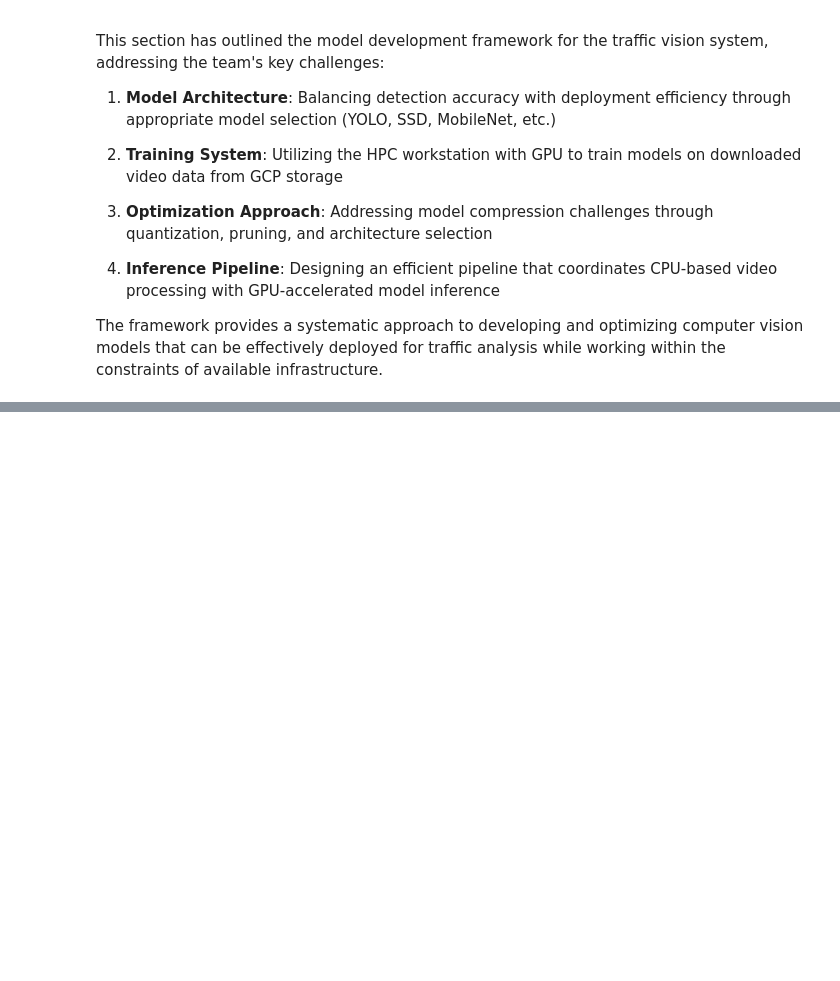
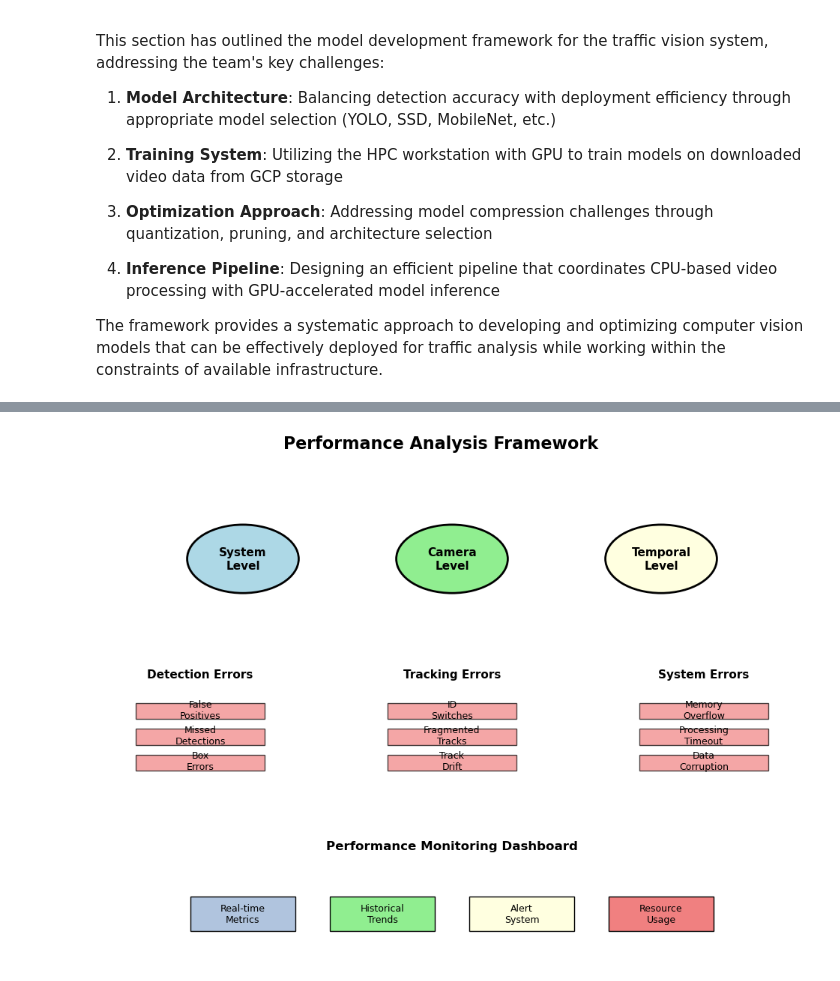
Before and after one commit to iTrauco/data-science-sad, a Jupyter notebook: notebooks/Traffic Vision Multi-Object Tracking - System Analysis and Design Proposal.ipynb, the cells around one changed output, grey strips where cells are left out. Drawn from its saved outputs; the diff is of its cells as text; code cells hidden in the pictures; blank space fills up the shorter version.

Commit message:
feat: section four evaluation framework draft added to notebook

```diff
--- a/notebooks/Traffic Vision Multi-Object Tracking - System Analysis and Design Proposal.ipynb
+++ b/notebooks/Traffic Vision Multi-Object Tracking - System Analysis and Design Proposal.ipynb
@@ -778,0 +1143,78 @@ The framework provides a systematic approach to developing and optimizing comput
+# %%
+import matplotlib.pyplot as plt
+import matplotlib.patches as patches
+
+# performance analysis framework
+fig = plt.figure(figsize=(12, 8))
+
+# create grid layout
+gs = fig.add_gridspec(3, 3, hspace=0.3, wspace=0.3)
+ax1 = fig.add_subplot(gs[0, :])
+ax2 = fig.add_subplot(gs[1, 0])
+ax3 = fig.add_subplot(gs[1, 1])
+ax4 = fig.add_subplot(gs[1, 2])
+ax5 = fig.add_subplot(gs[2, :])
+
+# title
+fig.suptitle('Performance Analysis Framework', fontsize=16, fontweight='bold')
+
+# analysis levels (top)
+ax1.set_xlim(0, 10)
+ax1.set_ylim(0, 3)
+ax1.axis('off')
+
+levels = [
+    (2, 1.5, 'System\nLevel', 'lightblue'),
+    (5, 1.5, 'Camera\nLevel', 'lightgreen'),
+    (8, 1.5, 'Temporal\nLevel', 'lightyellow')
+]
+
+for x, y, text, color in levels:
+    circle = patches.Circle((x, y), 0.8, facecolor=color, edgecolor='black', linewidth=2)
+    ax1.add_patch(circle)
+    ax1.text(x, y, text, ha='center', va='center', fontsize=11, fontweight='bold')
+
+# error types
+for ax, title, items in [
+    (ax2, 'Detection Errors', ['False\nPositives', 'Missed\nDetections', 'Box\nErrors']),
+    (ax3, 'Tracking Errors', ['ID\nSwitches', 'Fragmented\nTracks', 'Track\nDrift']),
+    (ax4, 'System Errors', ['Memory\nOverflow', 'Processing\nTimeout', 'Data\nCorruption'])
+]:
+    ax.set_xlim(0, 3)
+    ax.set_ylim(0, 4)
+    ax.axis('off')
+    ax.text(1.5, 3.5, title, ha='center', fontsize=11, fontweight='bold')
+
+    for i, item in enumerate(items):
+        y = 2.5 - i * 0.8
+        rect = patches.Rectangle((0.5, y-0.3), 2, 0.5,
+                               facecolor='lightcoral', edgecolor='black', alpha=0.7)
+        ax.add_patch(rect)
+        ax.text(1.5, y, item, ha='center', va='center', fontsize=9)
+
+# monitoring dashboard concept
+ax5.set_xlim(0, 10)
+ax5.set_ylim(0, 3)
+ax5.axis('off')
+
+ax5.text(5, 2.5, 'Performance Monitoring Dashboard', ha='center', fontsize=12, fontweight='bold')
+
+# dashboard components
+dashboard = [
+    (2, 1, 1.5, 0.8, 'Real-time\nMetrics'),
+    (4, 1, 1.5, 0.8, 'Historical\nTrends'),
+    (6, 1, 1.5, 0.8, 'Alert\nSystem'),
+    (8, 1, 1.5, 0.8, 'Resource\nUsage')
+]
+
+colors = ['lightsteelblue', 'lightgreen', 'lightyellow', 'lightcoral']
+for (x, y, w, h, text), color in zip(dashboard, colors):
+    rect = patches.Rectangle((x-w/2, y-h/2), w, h,
+                           facecolor=color, edgecolor='black', linewidth=1)
+    ax5.add_patch(rect)
+    ax5.text(x, y, text, ha='center', va='center', fontsize=9)
+
+plt.tight_layout()
+plt.show()
+# %% [output]
+[figure, added]
```
Also changed, not shown: parts of 7 cells of this notebook.
